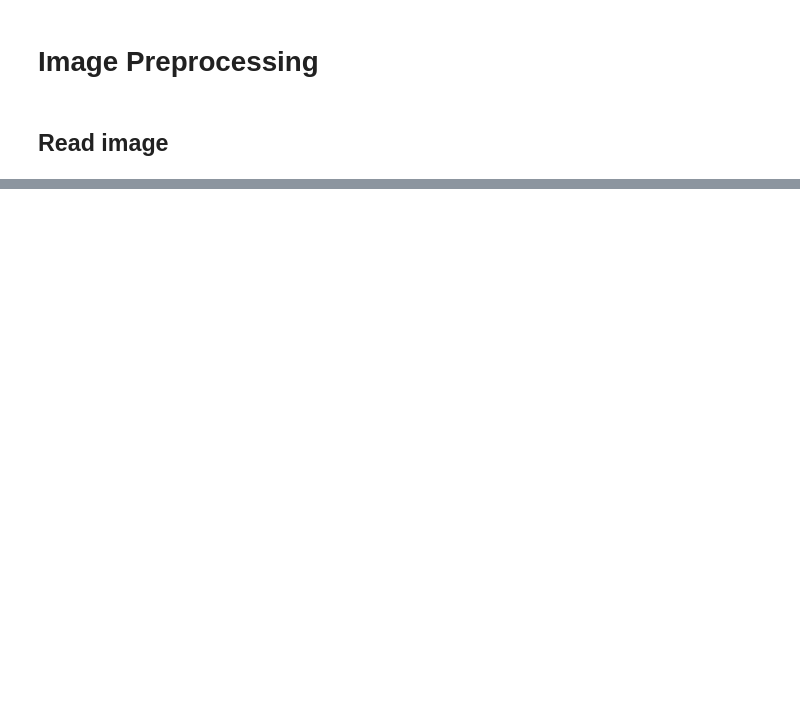
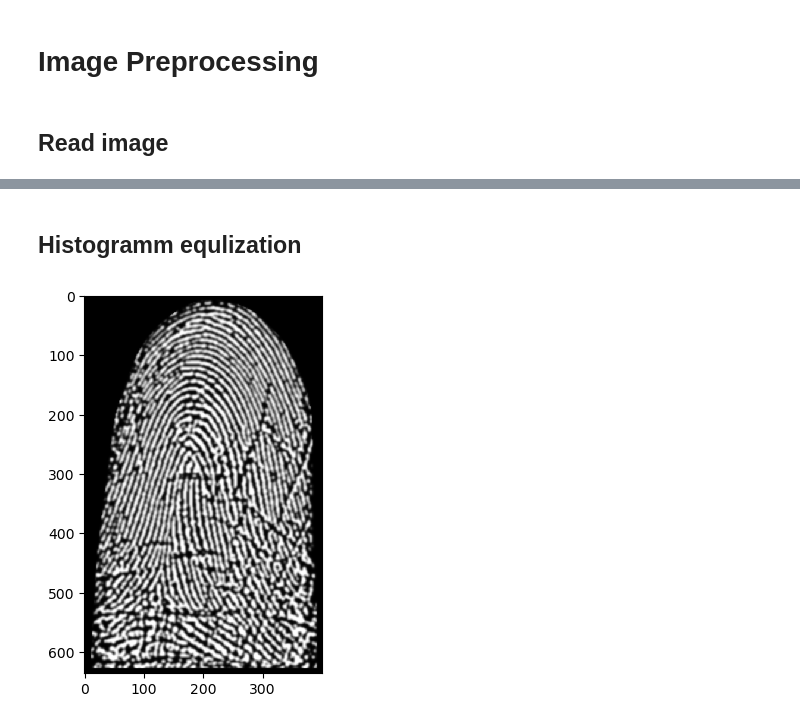
Before and after one commit to veruti/fingerprint_validation, a Jupyter notebook: notebooks/5. Image preprocessing.ipynb, the cells around one changed output, grey strips where cells are left out. Saved outputs shown, nothing was run; the diff lists cells and outputs as text; code cells hidden in the pictures; blank space fills up the shorter version.

```diff
--- a/notebooks/5. Image preprocessing.ipynb
+++ b/notebooks/5. Image preprocessing.ipynb
@@ -83,0 +94,9 @@ pass
+# %% [markdown]
+## Histogramm equlization
+# %%
+eqhist_im = cv.equalizeHist(gaus_im)
+
+plt.imshow(eqhist_im)
+pass
+# %% [output]
+[figure, added]
```
Also changed, not shown: parts of 9 cells of this notebook, 2 other files.
